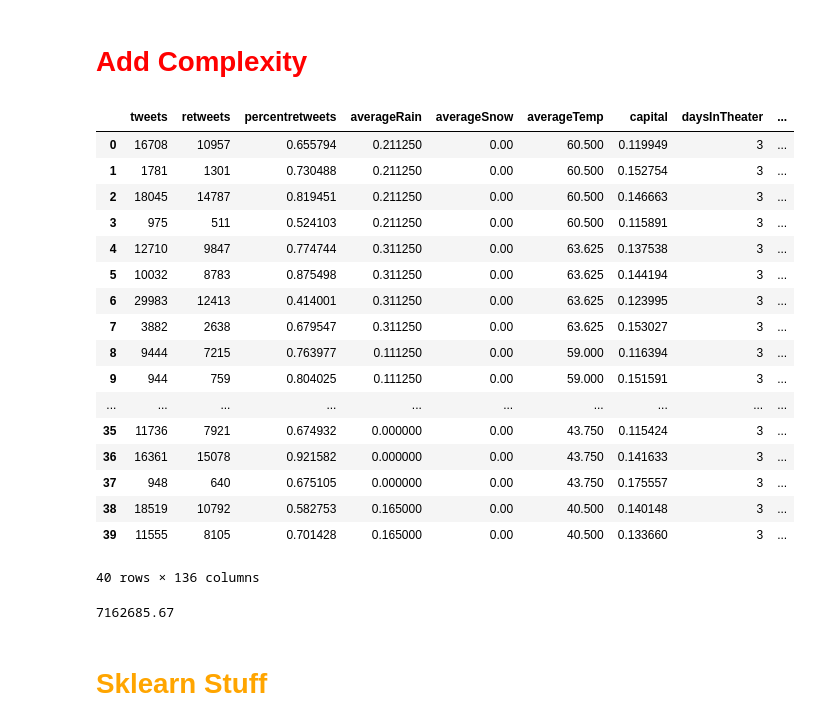
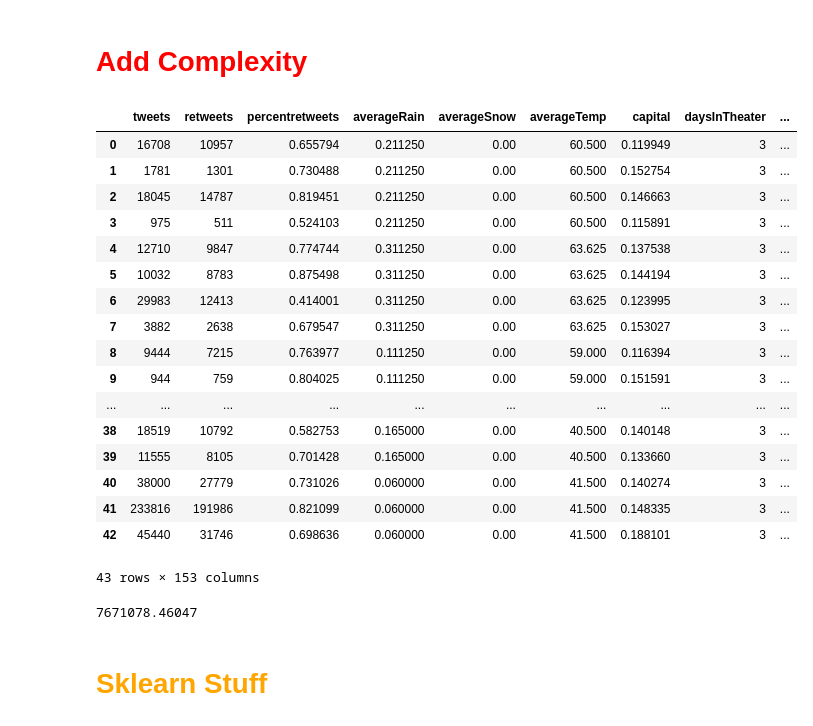
Before and after one commit to steveshim/TweetAcquisition-Thesis, a Jupyter notebook: TwitterExtractor.ipynb, the cells around one changed output. Cells and saved outputs as stored; diff of their text form; code cells hidden in the pictures.

```diff
--- a/TwitterExtractor.ipynb
+++ b/TwitterExtractor.ipynb
@@ -9,7 +9,7 @@ client = MongoClient()
 db = client.movies
 collection = db.movies
 data = pd.DataFrame(list(collection.find()))
-numberOfMovies = 40
+numberOfMovies = 43
 numberOfFeatures = 18
 # %%
 del data['_id']
@@ -225,6 +225,8 @@ data['square_capital'] = data.capital**2
 data['square_punctuation'] = data.punctuation**2
 data['square_emoji_count'] = data.emoji_count**2
 data['square_favorites_per_tweet'] = data.favorites_per_tweet**2
+data['square_days_in_theater'] = data.daysInTheater**2
+data['square_movie_in_query'] = data.movie_in_query**2
 
 data['ab'] = data.tweets*data.retweets
 data['ac'] = data.tweets*data.capital
@@ -318,43 +320,58 @@ data['kn'] = data.theater_count*data.averageRain
 data['ln'] = data.daysInTheater*data.averageRain
 data['mn'] = data.averageTemp*data.averageRain
 data['ao'] = data.tweets*data.averageSnow
 data['bo'] = data.retweets*data.averageSnow
 data['co'] = data.capital*data.averageSnow
 data['do'] = data.emoji_count*data.averageSnow
 data['eo'] = data.favorites_per_tweet*data.averageSnow
 data['fo'] = data.negative*data.averageSnow
 data['go'] = data.negative_no_retweets*data.averageSnow
 data['ho'] = data.positive*data.averageSnow
 data['io'] = data.positive_no_retweets*data.averageSnow
 data['jo'] = data.punctuation*data.averageSnow
 data['ko'] = data.theater_count*data.averageSnow
 data['lo'] = data.daysInTheater*data.averageSnow
 data['mo'] = data.averageTemp*data.averageSnow
 data['no'] = data.averageRain*data.averageSnow
+data['ap'] = data.tweets*data.movie_in_query
+data['bp'] = data.retweets*data.movie_in_query
+data['cp'] = data.capital*data.movie_in_query
+data['dp'] = data.emoji_count*data.movie_in_query
+data['ep'] = data.favorites_per_tweet*data.movie_in_query
+data['fp'] = data.negative*data.movie_in_query
+data['gp'] = data.negative_no_retweets*data.movie_in_query
+data['hp'] = data.positive*data.movie_in_query
+data['ip'] = data.positive_no_retweets*data.movie_in_query
+data['jp'] = data.punctuation*data.movie_in_query
+data['kp'] = data.theater_count*data.movie_in_query
+data['lp'] = data.daysInTheater*data.movie_in_query
+data['mp'] = data.averageTemp*data.movie_in_query
+data['np'] = data.averageRain*data.movie_in_query
+data['op'] = data.averageSnow*data.movie_in_query
 data.head(numberOfMovies)
 # %% [output]
 |  | tweets | retweets | percentretweets | averageRain | averageSnow | averageTemp | capital | daysInTheater | ... |
 | 0 | 16708 | 10957 | 0.655794 | 0.211250 | 0.00 | 60.500 | 0.119949 | 3 | ... |
 | 1 | 1781 | 1301 | 0.730488 | 0.211250 | 0.00 | 60.500 | 0.152754 | 3 | ... |
 | 2 | 18045 | 14787 | 0.819451 | 0.211250 | 0.00 | 60.500 | 0.146663 | 3 | ... |
 | 3 | 975 | 511 | 0.524103 | 0.211250 | 0.00 | 60.500 | 0.115891 | 3 | ... |
 | 4 | 12710 | 9847 | 0.774744 | 0.311250 | 0.00 | 63.625 | 0.137538 | 3 | ... |
 | 5 | 10032 | 8783 | 0.875498 | 0.311250 | 0.00 | 63.625 | 0.144194 | 3 | ... |
 | 6 | 29983 | 12413 | 0.414001 | 0.311250 | 0.00 | 63.625 | 0.123995 | 3 | ... |
 | 7 | 3882 | 2638 | 0.679547 | 0.311250 | 0.00 | 63.625 | 0.153027 | 3 | ... |
 | 8 | 9444 | 7215 | 0.763977 | 0.111250 | 0.00 | 59.000 | 0.116394 | 3 | ... |
 | 9 | 944 | 759 | 0.804025 | 0.111250 | 0.00 | 59.000 | 0.151591 | 3 | ... |
 | ... | ... | ... | ... | ... | ... | ... | ... | ... | ... |
-| 35 | 11736 | 7921 | 0.674932 | 0.000000 | 0.00 | 43.750 | 0.115424 | 3 | ... |
-| 36 | 16361 | 15078 | 0.921582 | 0.000000 | 0.00 | 43.750 | 0.141633 | 3 | ... |
-| 37 | 948 | 640 | 0.675105 | 0.000000 | 0.00 | 43.750 | 0.175557 | 3 | ... |
 | 38 | 18519 | 10792 | 0.582753 | 0.165000 | 0.00 | 40.500 | 0.140148 | 3 | ... |
 | 39 | 11555 | 8105 | 0.701428 | 0.165000 | 0.00 | 40.500 | 0.133660 | 3 | ... |
+| 40 | 38000 | 27779 | 0.731026 | 0.060000 | 0.00 | 41.500 | 0.140274 | 3 | ... |
+| 41 | 233816 | 191986 | 0.821099 | 0.060000 | 0.00 | 41.500 | 0.148335 | 3 | ... |
+| 42 | 45440 | 31746 | 0.698636 | 0.060000 | 0.00 | 41.500 | 0.188101 | 3 | ... |
-40 rows × 136 columns
+43 rows × 153 columns
 # %%
 print data.grossPerDay.mean()
 # %% [output]
-7162685.67
+7671078.46047
 # %% [markdown]
 <h1 style="color:orange">Sklearn Stuff</h1>
 # %% [markdown]
```
Also changed, not shown: parts of 22 cells of this notebook, 1 other file.
